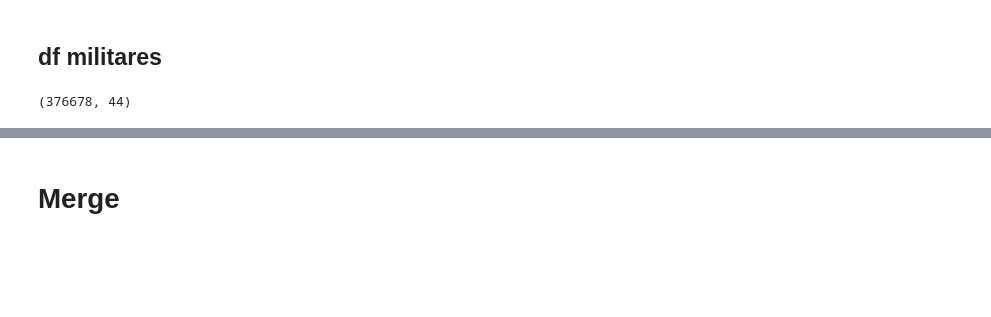
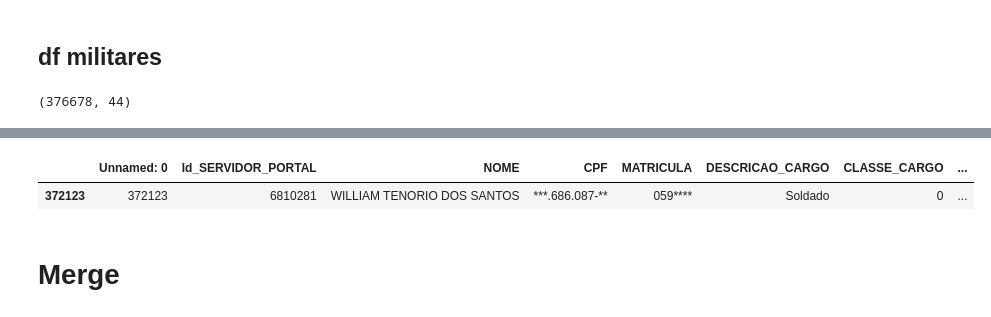
Before and after one commit to erickmattoso/an_militares_das, a Jupyter notebook: Step 2 - Data Processing - DAS e Militares.ipynb, the cells around one changed output, grey strips where cells are left out. Saved outputs shown, nothing was run; the diff lists cells and outputs as text; code cells hidden in the pictures; blank space fills up the shorter version.

```diff
--- a/Step 2 - Data Processing - DAS e Militares.ipynb
+++ b/Step 2 - Data Processing - DAS e Militares.ipynb
@@ -21,3 +69,8 @@ df_militares.shape
+# %%
+df_militares.sample()
+# %% [output]
+|  | Unnamed: 0 | Id_SERVIDOR_PORTAL | NOME | CPF | MATRICULA | DESCRICAO_CARGO | CLASSE_CARGO | ... |
+| 372123 | 372123 | 6810281 | WILLIAM TENORIO DOS SANTOS | ***.686.087-** | 059**** | Soldado | 0 | ... |
 # %% [markdown]
 # Merge
 # %%
```
Also changed, not shown: parts of 21 cells of this notebook, 6 other files.
